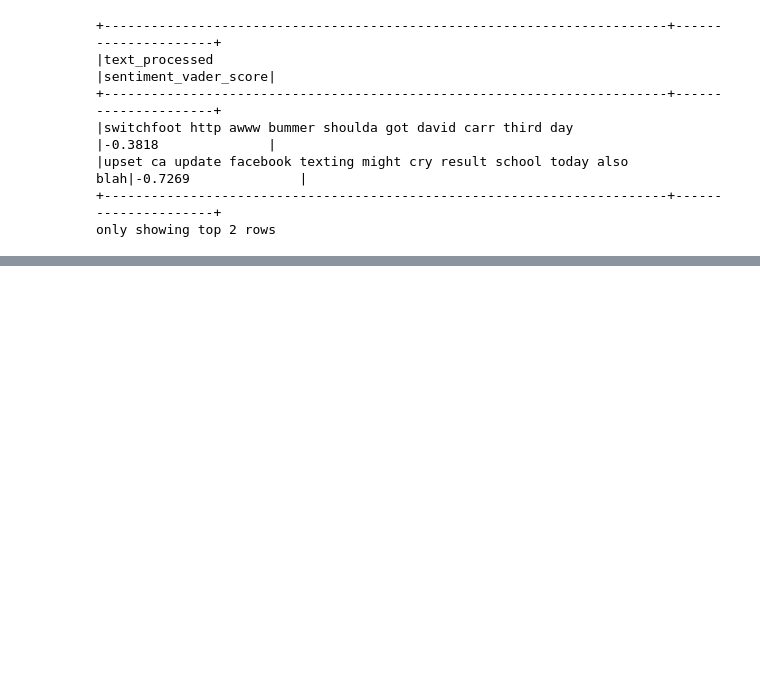
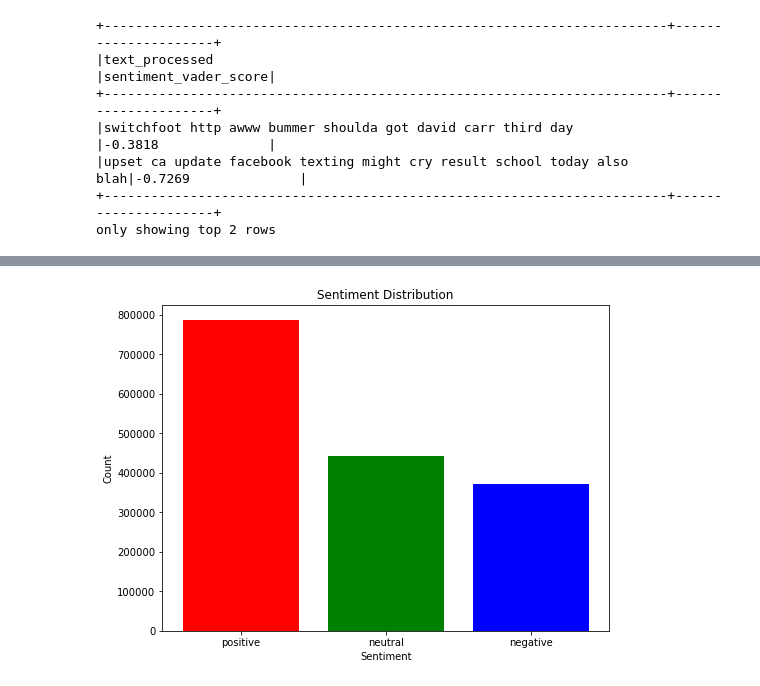
Before and after one commit to aytenkermencct/CA2_TweetAnalysis, a Jupyter notebook: TweetAnalysis.ipynb, the cells around one changed output, grey strips where cells are left out. Drawn from its saved outputs; the diff is of its cells as text; code cells hidden in the pictures; blank space fills up the shorter version.

Commit message:
sentiment visualisations

```diff
--- a/TweetAnalysis.ipynb
+++ b/TweetAnalysis.ipynb
@@ -339,7 +319,7 @@ def preprocess_text(text):
 preprocess_udf = udf(preprocess_text, StringType())
 
 # Apply the UDF to the DataFrame
-processed_df = X.withColumn("text_processed", preprocess_udf(col("text")))
+processed_df = result.withColumn("text_processed", preprocess_udf(col("text")))
 
 # Perform TextBlob sentiment analysis on the preprocessed text
 def analyze_sentiment(text):
@@ -500,0 +475,9 @@ KeyboardInterrupt:
+# %%
+final_df=sentiment_df[['id',
+ 'flag',
+ 'user',
+ 'text',
+ 'formatted_date',
+ 'sentiment']]
+
+final_df.show(2)
@@ -500,0 +493,20 @@ KeyboardInterrupt:
+# %%
+
+sentiment_counts = final_df.groupBy("sentiment").count()
+
+# Convert PySpark DataFrame to Pandas DataFrame for plotting
+sentiment_counts_pd = sentiment_counts.toPandas()
+
+# Create a bar chart to visualize sentiment distribution
+plt.figure(figsize=(8, 6))
+
+plt.bar(sentiment_counts_pd["sentiment"], sentiment_counts_pd["count"], color=['red', 'green', 'blue'])
+
+plt.title('Sentiment Distribution')
+plt.xlabel('Sentiment')
+plt.ylabel('Count')
+
+# Show the plot
+plt.show()
+# %% [output]
+[figure, added]
```
Also changed, not shown: parts of 17 cells of this notebook.
